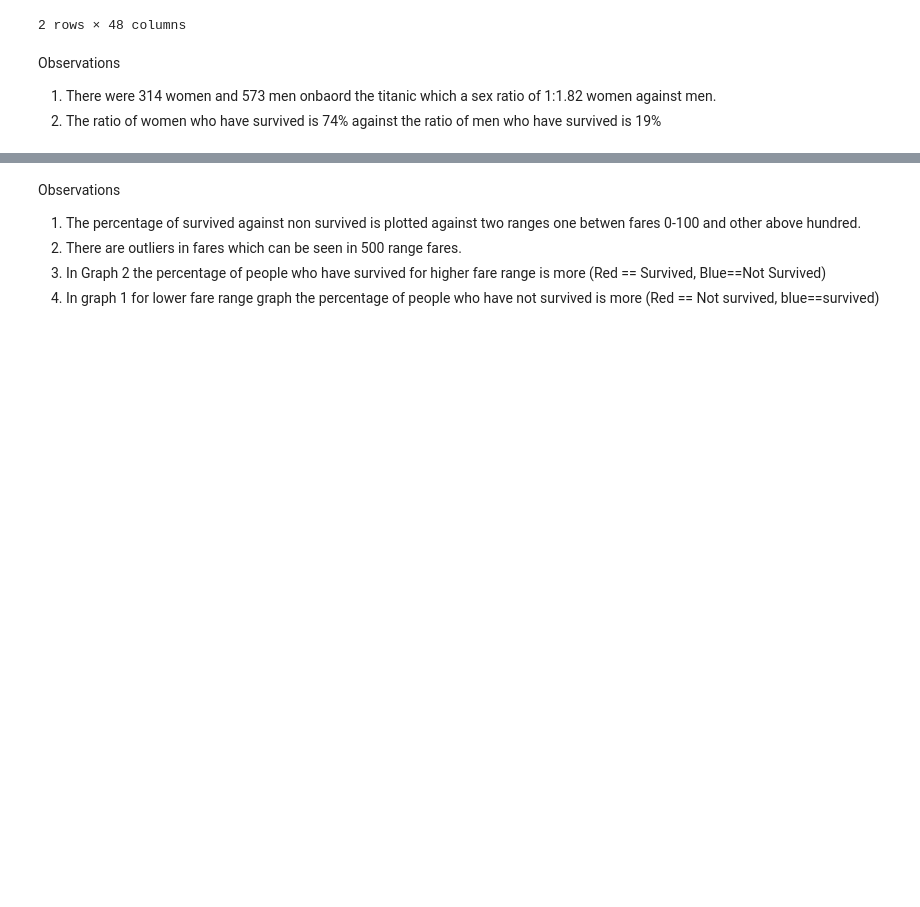
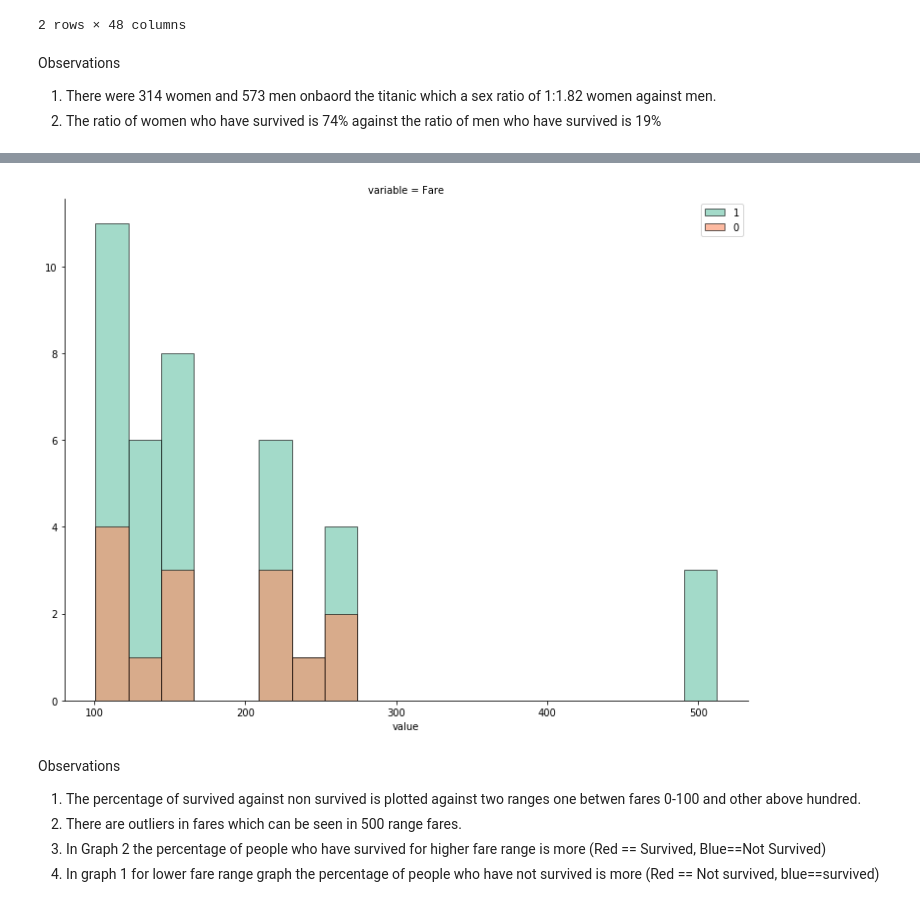
Before and after one commit to USF-CS-663-Spring-2020/lab-02-titanic-vikas91, a Jupyter notebook: titanic-analysis.ipynb, the cells around one changed output, grey strips where cells are left out. Cells and saved outputs as stored; diff of their text form; code cells hidden in the pictures; blank space fills up the shorter version.

```diff
--- a/titanic-analysis.ipynb
+++ b/titanic-analysis.ipynb
@@ -116,3 +126,12 @@ plt.show()
+# %%
+bins=np.linspace(101, df2.value.max(), 20)
+g = sns.FacetGrid(df2, col="variable", hue="Survived",hue_order=[1,0], palette="Set2", col_wrap=2, height=8, aspect=1.25)
+g.map(plt.hist, 'value', bins=bins, alpha=0.6, ec="k")
+
+g.axes[-1].legend()
+plt.show()
+# %% [output]
+[figure, added]
 # %% [markdown]
 Observations
 1. The percentage of survived against non survived is plotted against two ranges one betwen fares 0-100 and other above hundred.
```
Also changed, not shown: parts of 3 cells of this notebook.
